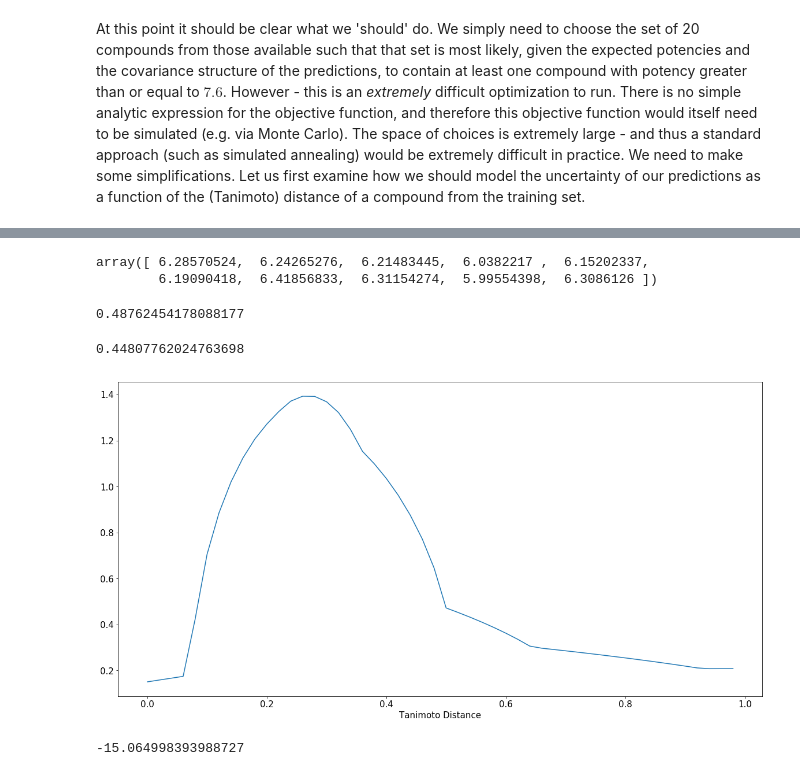
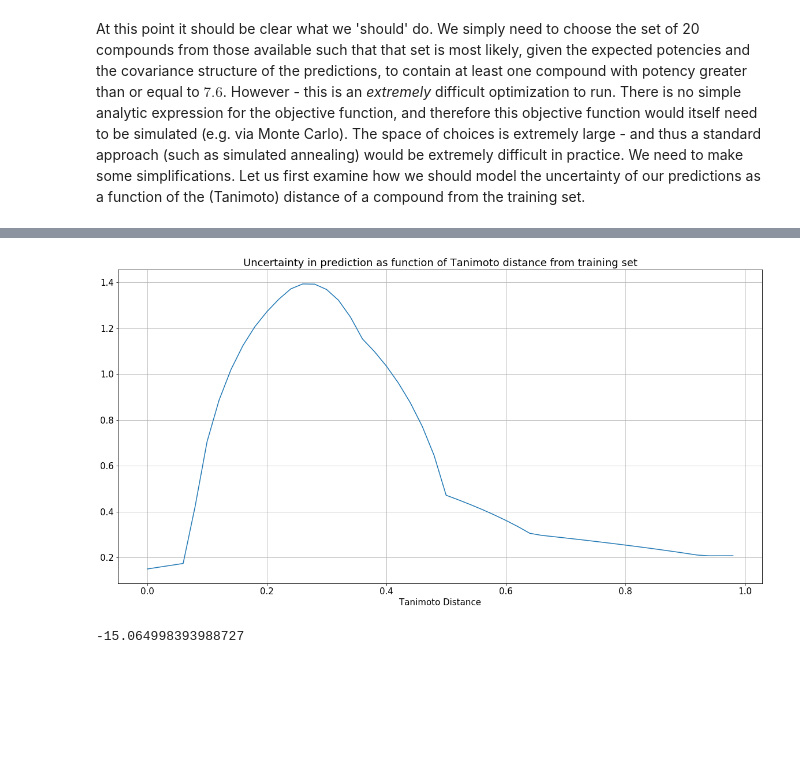
Before and after one commit to owatson/PenalizedPrediction, a Jupyter notebook: MalariaPaper.ipynb, the cells around one changed output, grey strips where cells are left out. Saved outputs shown, nothing was run; the diff lists cells and outputs as text; code cells hidden in the pictures; blank space fills up the shorter version.

```diff
--- a/MalariaPaper.ipynb
+++ b/MalariaPaper.ipynb
@@ -1133,8 +1119,3 @@ active_level
-# %%
-np.random.normal(loc=6.26, scale=0.15, size=10)
-# %% [output]
-array([ 6.28570524,  6.24265276,  6.21483445,  6.0382217 ,  6.15202337,
-        6.19090418,  6.41856833,  6.31154274,  5.99554398,  6.3086126 ])
 # %%
 def calc_sigma(distance, mc=False, ia=inactive_level):
 
@@ -1151,14 +1132,6 @@ def calc_sigma(distance, mc=False, ia=inactive_level):
     e_x2 = fa * (rs*rs + act_sigma * act_sigma)
     ex_2 = (fa * rs)**2
     return np.sqrt(e_x2 - ex_2)
-# %%
-calc_sigma(0.5)
-# %% [output]
-0.48762454178088177
-# %%
-calc_sigma(0.5, mc=True)
-# %% [output]
-0.44807762024763698
 # %%
 xv = np.arange(50)/50
 sig = np.asarray([calc_sigma(x, mc=True) for x in xv])
@@ -1166,8 +1139,10 @@ siga = np.vectorize(calc_sigma)(xv)
 # %%
 _ =  plt.plot(xv, siga, label='Standard Deviation (uncertainty in prediction)');
 _ = plt.xlabel('Tanimoto Distance')
+_ = plt.grid(True)
+_ = plt.title('Uncertainty in prediction as function of Tanimoto distance from training set')
 # %% [output]
-[figure, old version]
+[figure, new version]
 # %%
 scipy.stats.norm.logcdf(-5)
 # %% [output]
```
Also changed, not shown: parts of 3 cells of this notebook.
